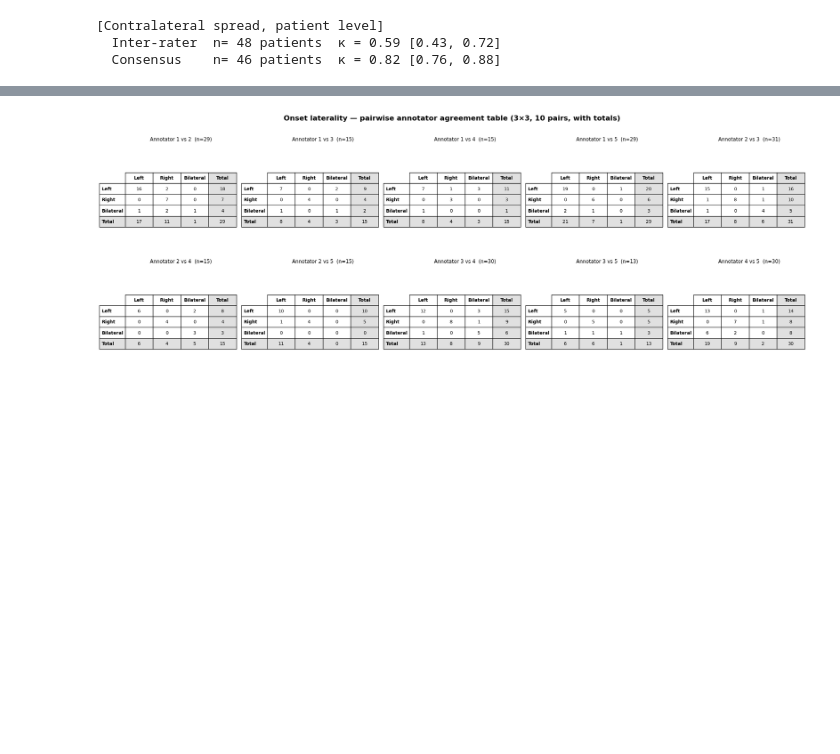
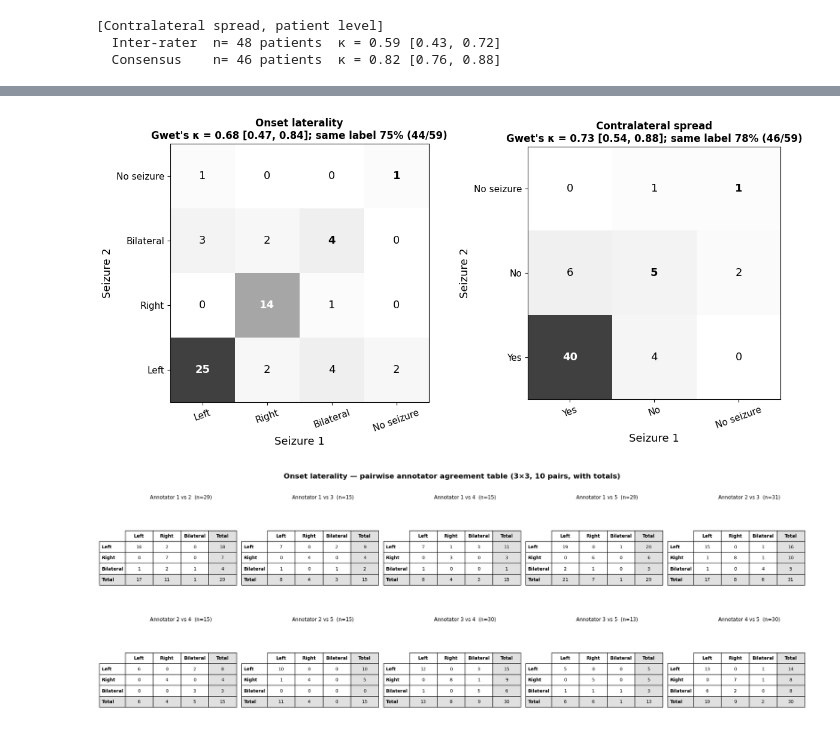
Before and after one commit to penn-cnt/scalp_seizure_annotation, a Jupyter notebook: code/supplement_figure.ipynb, the cells around one changed output, grey strips where cells are left out. Drawn from its saved outputs; the diff is of its cells as text; code cells hidden in the pictures; blank space fills up the shorter version.

```diff
--- a/code/supplement_figure.ipynb
+++ b/code/supplement_figure.ipynb
@@ -389,0 +577,85 @@ Contralateral spread: 78 seizures, 48 patients
+# %%
+# ==============================================================================
+#  Supplementary analysis — seizure 1 vs seizure 2 agreement (Gwet's κ), same annotator
+# ==============================================================================
+# Uses `pairs` from the cell above (one row per annotator–patient pair; run it first).
+# Seizure 1 and seizure 2 labels are treated as two ratings of each pair, and Gwet's κ is
+# computed over all pairs: p_o = proportion of pairs with the same label,
+# p_e = (1/(q-1)) Σ_c π_c(1-π_c), π_c = mean of the seizure-1 and seizure-2 proportions of
+# category c (q = categories present). This is the chance-corrected version of the
+# "same label" percentage shown above.
+# Figure: agreement matrix (x = seizure 1 label, y = seizure 2 label, number of pairs per cell;
+# diagonal = same label) with Gwet's κ in the title.
+# 95% CI: patient-level cluster bootstrap (1,000 resamples of patients; all pairs of a
+# sampled patient are kept together, because pairs of the same patient are not independent).
+import numpy as np
+import pandas as pd
+import matplotlib.pyplot as plt
+
+
+def _gwet_two(a, b):
+    a, b = np.asarray(a), np.asarray(b)
+    cats = sorted(set(a) | set(b))
+    if len(cats) < 2:
+        return np.nan
+    po = np.mean(a == b)
+    pi = {c: (np.mean(a == c) + np.mean(b == c)) / 2 for c in cats}
+    pe = (1 / (len(cats) - 1)) * sum(p * (1 - p) for p in pi.values())
+    return (po - pe) / (1 - pe)
+
+
+def _cohen_two(a, b):
+    a, b = np.asarray(a), np.asarray(b)
+    cats = sorted(set(a) | set(b))
+    po = np.mean(a == b)
+    pe = sum(np.mean(a == c) * np.mean(b == c) for c in cats)
+    return (po - pe) / (1 - pe) if pe < 1 else np.nan
+
+
+def _cluster_boot(df, c1, c2, n_bootstrap=1000, seed=42):
+    rng = np.random.default_rng(seed)
+    pids = df['PennEPI'].unique()
+    by_pid = {p: df[df['PennEPI'] == p] for p in pids}
+    boot = []
+    for _ in range(n_bootstrap):
+        s = pd.concat([by_pid[p] for p in rng.choice(pids, size=len(pids), replace=True)])
+        boot.append(_gwet_two(s[c1], s[c2]))
+    return float(np.nanpercentile(boot, 2.5)), float(np.nanpercentile(boot, 97.5))
+
+
+LAT_ORDER = ['Left', 'Right', 'Bilateral', 'Undetermined', 'No seizure']
+SPR_ORDER = ['Yes', 'No', 'Undetermined', 'No seizure']
+
+fig, axes = plt.subplots(1, 2, figsize=(12, 5.8),
+                         gridspec_kw={'width_ratios': [len(LAT_ORDER), len(SPR_ORDER)]})
+for ax, (key, order, title) in zip(axes, (('lat', LAT_ORDER, 'Onset laterality'),
+                                           ('spr', SPR_ORDER, 'Contralateral spread'))):
+    a, b = pairs[f'{key}1'], pairs[f'{key}2']
+    cats = [c for c in order if c in set(a) | set(b)]          # categories present in the data
+    tab = pd.crosstab(a, b).reindex(index=cats, columns=cats, fill_value=0)   # rows = seizure 1
+    k = _gwet_two(a, b)
+    lo, hi = _cluster_boot(pairs, f'{key}1', f'{key}2')
+    same = np.mean(a == b)
+
+    m = tab.to_numpy().T                                        # x = seizure 1, y = seizure 2
+    ax.imshow(m, cmap='Greys', vmin=0, vmax=m.max() * 1.25, origin='lower')
+    for i in range(len(cats)):          # i = seizure 2 (y)
+        for j in range(len(cats)):      # j = seizure 1 (x)
+            n = m[i, j]
+            ax.text(j, i, f"{n}", ha='center', va='center', fontsize=13,
+                    color='white' if n > m.max() * 0.55 else 'black',
+                    fontweight='bold' if i == j else 'normal')
+    ax.set_xticks(range(len(cats))); ax.set_xticklabels(cats, fontsize=11, rotation=20)
+    ax.set_yticks(range(len(cats))); ax.set_yticklabels(cats, fontsize=11)
+    ax.set_xlabel('Seizure 1', fontsize=13); ax.set_ylabel('Seizure 2', fontsize=13)
+    ax.set_title(f"{title}\nGwet's κ = {k:.2f} [{lo:.2f}, {hi:.2f}]; same label {100 * same:.0f}% "
+                 f"({int((a == b).sum())}/{len(a)})", fontsize=12, fontweight='bold')
+
+    print(f"[{title}] n = {len(pairs)} pairs ({pairs['PennEPI'].nunique()} patients) | "
+          f"same label {100 * same:.0f}% | Gwet's κ = {k:.2f} [{lo:.2f}, {hi:.2f}] | "
+          f"(Cohen's κ = {_cohen_two(a, b):.2f}, for reference)")
+    sub = pairs[(a != 'No seizure') & (b != 'No seizure')]
+    print(f"    without 'No seizure' pairs: n = {len(sub)} | Gwet's κ = {_gwet_two(sub[f'{key}1'], sub[f'{key}2']):.2f}")
+plt.tight_layout()
+plt.show()
+# %% [output]
@@ -390,3 +666,4 @@ Contralateral spread: 78 seizures, 48 patients
+[figure, added]
 # %%
 # ==============================================================================
 #  Helpers for Supplementary Figure 4 — pairwise tables and 5x5 percentage agreement (no figure)
```
Also changed, not shown: parts of 6 cells of this notebook, 3 other files.
